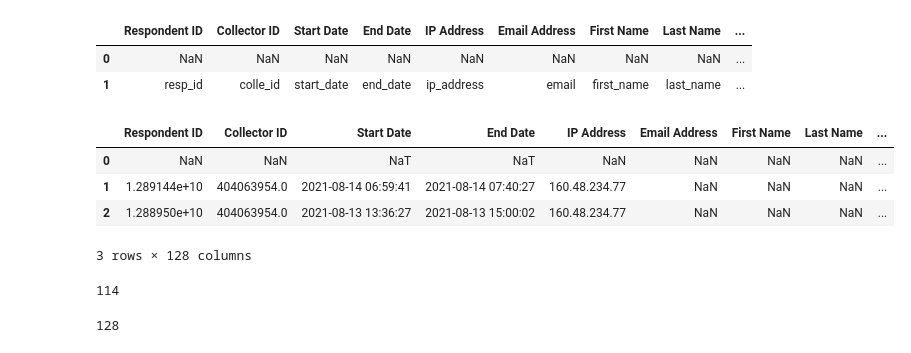
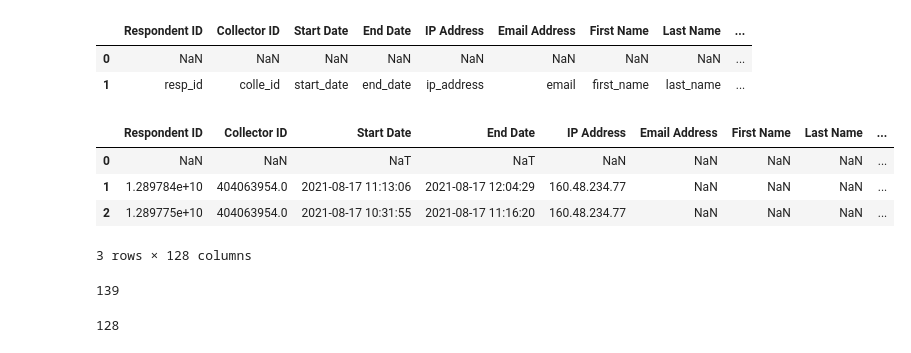
Before and after one commit to D5mit/data-driven-org, a Jupyter notebook: prepare_data.ipynb, the cells around one changed output. Cells and saved outputs as stored; diff of their text form; code cells hidden in the pictures.

```diff
--- a/prepare_data.ipynb
+++ b/prepare_data.ipynb
@@ -19,19 +19,19 @@ df_header.iloc[0:2, 0:10]
 # df_header.iloc[1].to_list()
 # %%
 # import data file into dataframe uplaod
-df_upload = pd.read_excel('data/data_113.xlsx')
-df        = pd.read_excel('data/data_113.xlsx')  #working
+df_upload = pd.read_excel('data/138_quest.xlsx')
+df        = pd.read_excel('data/138_quest.xlsx')  #working
 df_upload.head(3)
 # %% [output]
 |  | Respondent ID | Collector ID | Start Date | End Date | IP Address | Email Address | First Name | Last Name | ... |
 | 0 | NaN | NaN | NaT | NaT | NaN | NaN | NaN | NaN | ... |
-| 1 | 1.289144e+10 | 404063954.0 | 2021-08-14 06:59:41 | 2021-08-14 07:40:27 | 160.48.234.77 | NaN | NaN | NaN | ... |
-| 2 | 1.288950e+10 | 404063954.0 | 2021-08-13 13:36:27 | 2021-08-13 15:00:02 | 160.48.234.77 | NaN | NaN | NaN | ... |
+| 1 | 1.289784e+10 | 404063954.0 | 2021-08-17 11:13:06 | 2021-08-17 12:04:29 | 160.48.234.77 | NaN | NaN | NaN | ... |
+| 2 | 1.289775e+10 | 404063954.0 | 2021-08-17 10:31:55 | 2021-08-17 11:16:20 | 160.48.234.77 | NaN | NaN | NaN | ... |
 3 rows × 128 columns
 # %%
 len(df_upload)
 # %% [output]
-114
+139
 # %%
 len(df_header.iloc[1].to_list())
 # %% [output]
```
Also changed, not shown: parts of 9 cells of this notebook, 4 other files.
